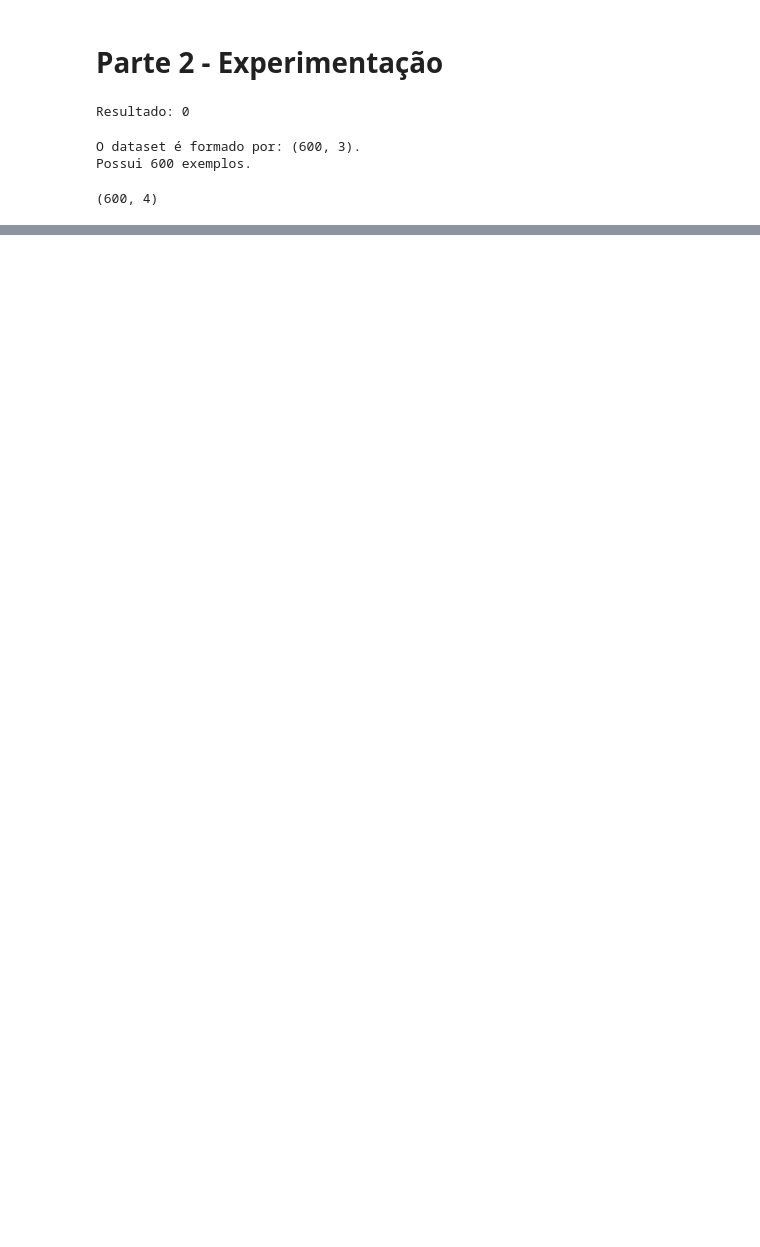
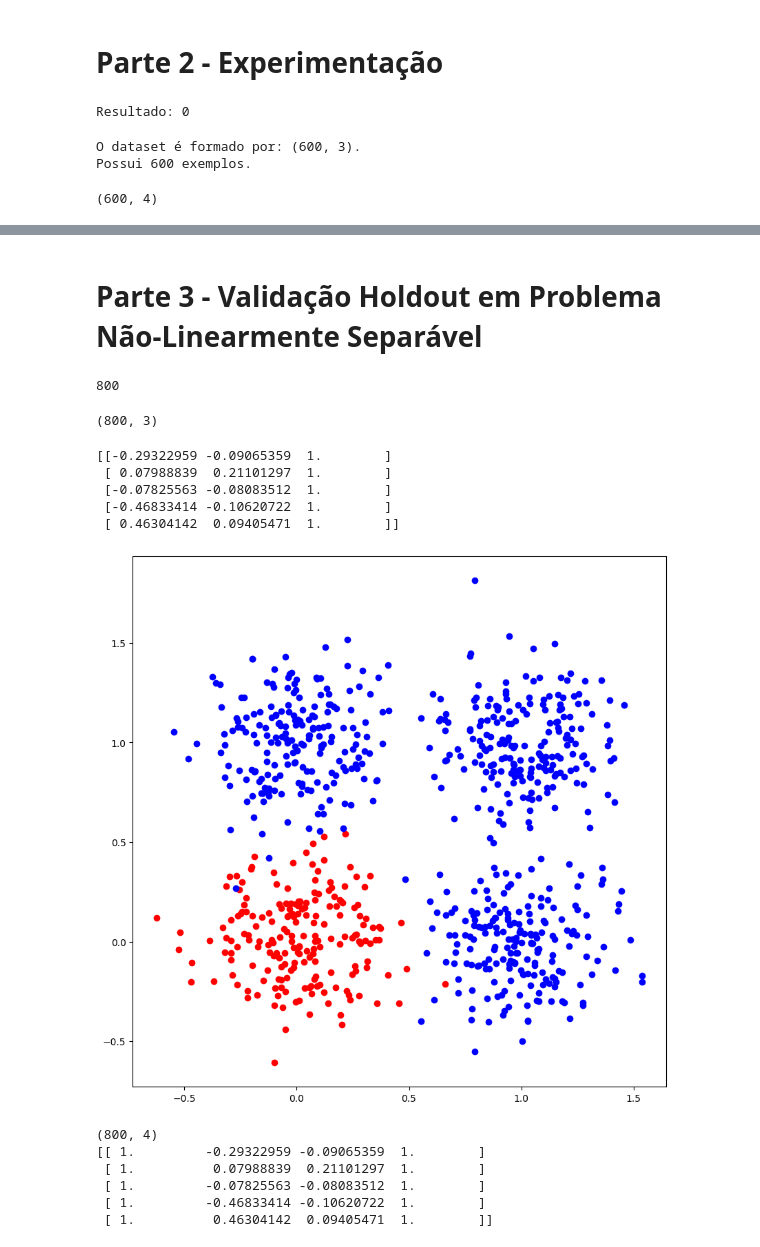
Before and after one commit to carlosMachado1/aprendizado-supervisionado-neuronio-perceptron, a Jupyter notebook: atividade-2.1-redes-neurais.ipynb, the cells around one changed output, grey strips where cells are left out. Drawn from its saved outputs; the diff is of its cells as text; code cells hidden in the pictures; blank space fills up the shorter version.

Commit message:
feat: parte 2 e 3 finalizadas

```diff
--- a/atividade-2.1-redes-neurais.ipynb
+++ b/atividade-2.1-redes-neurais.ipynb
@@ -394,0 +380,73 @@ table_plot(col_names, l_statistic_data)
+# %% [markdown]
+# Parte 3 - Validação Holdout em Problema Não-Linearmente Separável
+# %%
+#carregando arquivo "dataHoldout.txt" do drive
+
+
+dataHoldout = np.fromfile(base_path + "dataHoldout.txt").reshape(-1, 3)
+np.set_printoptions(threshold=sys.maxsize)
+len(dataHoldout)
+# %% [output]
+800
+# %%
+#separando as entradas com seus respectivos valores de x1, x2 e yd
+
+
+# dataHoldout_split = np.split(dataHoldout, (len(dataHoldout)/3))
+dataHoldout_split = dataHoldout
+# len(dataHoldout_split)
+# print(dataHoldout_split[0])
+
+print(dataHoldout_split.shape)
+# %% [output]
+(800, 3)
+# %%
+# mostrando as primeiras entradas
+
+
+print(dataHoldout_split[:5])
+# %% [output]
+[[-0.29322959 -0.09065359  1.        ]
+ [ 0.07988839  0.21101297  1.        ]
+ [-0.07825563 -0.08083512  1.        ]
+ [-0.46833414 -0.10620722  1.        ]
+ [ 0.46304142  0.09405471  1.        ]]
+# %%
+# gráfico dos valores presentes no arquivo "dataHoldout.txt"
+
+
+fig, ax = plt.subplots(figsize=(10, 10))
+
+for i in range(len(dataHoldout_split)):
+  x = dataHoldout_split[i][0]
+  y = dataHoldout_split[i][1]
+  if dataHoldout_split[i][2] < 1:
+    y_blue = dataHoldout_split[i][1]
+    plt.scatter(x,y_blue, c='blue')
+  else:
+    y_red = dataHoldout_split[i][1]
+    plt.scatter(x, y_red, c='red')
+
+
+plt.show()
+# %% [output]
+[figure, added]
+# %%
+# adicionando o viés 1 a cada entrada
+
+
+dataHoldout_split = np.concatenate((np.ones((len(dataHoldout_split),1)), dataHoldout_split), axis=1)
+
+
+# mostrando o array com o viés adicionado
+
+
+print(dataHoldout_split.shape)
+print(dataHoldout_split[0:5])
+# %% [output]
+(800, 4)
+[[ 1.         -0.29322959 -0.09065359  1.        ]
+ [ 1.          0.07988839  0.21101297  1.        ]
+ [ 1.         -0.07825563 -0.08083512  1.        ]
+ [ 1.         -0.46833414 -0.10620722  1.        ]
+ [ 1.          0.46304142  0.09405471  1.        ]]
```
Also changed, not shown: parts of 27 cells of this notebook, 2 other files.
